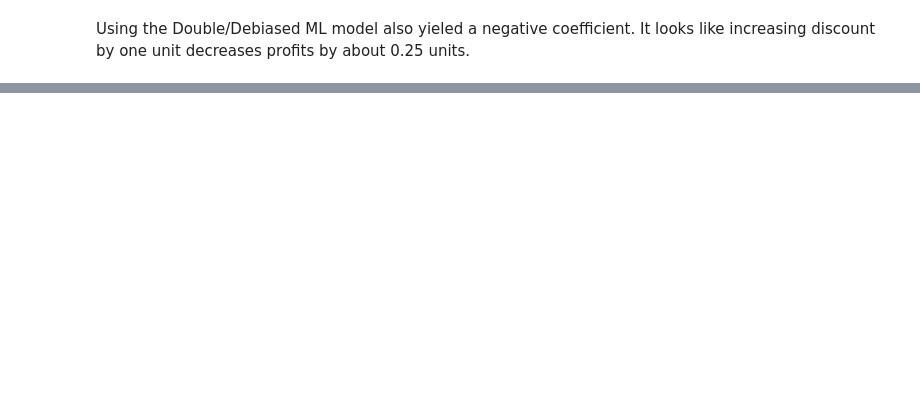
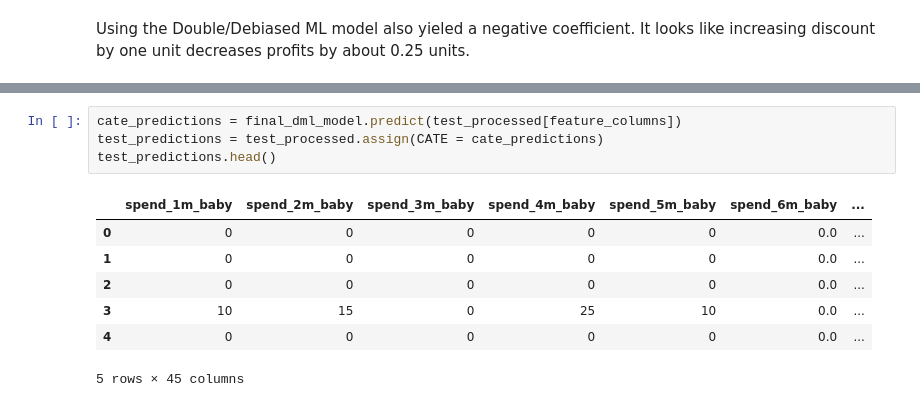
Before and after one commit to GregoryTomy/causal-inference, a Jupyter notebook: 5_double_ml.ipynb, the cells around one changed output, grey strips where cells are left out. Cells and saved outputs as stored; diff of their text form; blank space fills up the shorter version.

```diff
--- a/5_double_ml.ipynb
+++ b/5_double_ml.ipynb
@@ -291,0 +364,12 @@ Using the Double/Debiased ML model also yieled a negative coefficient. It looks
+# %%
+cate_predictions = final_dml_model.predict(test_processed[feature_columns])
+test_predictions = test_processed.assign(CATE = cate_predictions)
+test_predictions.head()
+# %% [output]
+|  | spend_1m_baby | spend_2m_baby | spend_3m_baby | spend_4m_baby | spend_5m_baby | spend_6m_baby | ... |
+| 0 | 0 | 0 | 0 | 0 | 0 | 0.0 | ... |
+| 1 | 0 | 0 | 0 | 0 | 0 | 0.0 | ... |
+| 2 | 0 | 0 | 0 | 0 | 0 | 0.0 | ... |
+| 3 | 10 | 15 | 0 | 25 | 10 | 0.0 | ... |
+| 4 | 0 | 0 | 0 | 0 | 0 | 0.0 | ... |
+5 rows × 45 columns
```
Also changed, not shown: parts of 22 cells of this notebook, 2 other files.
